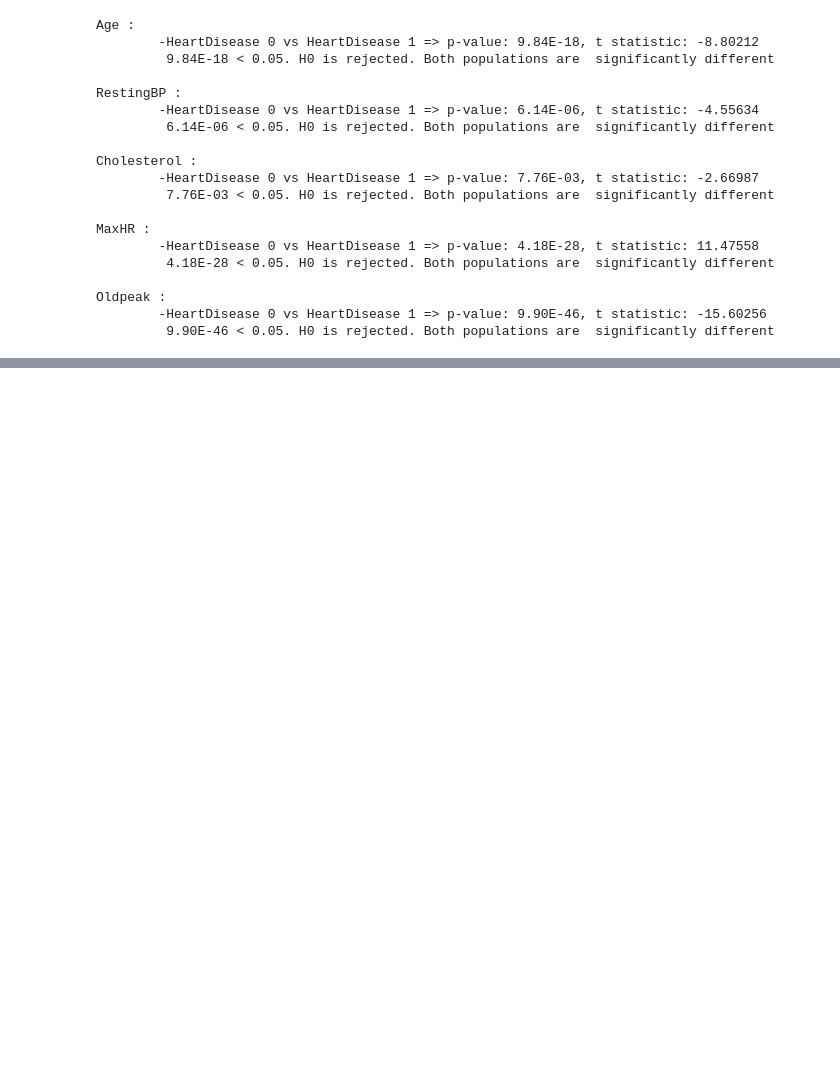
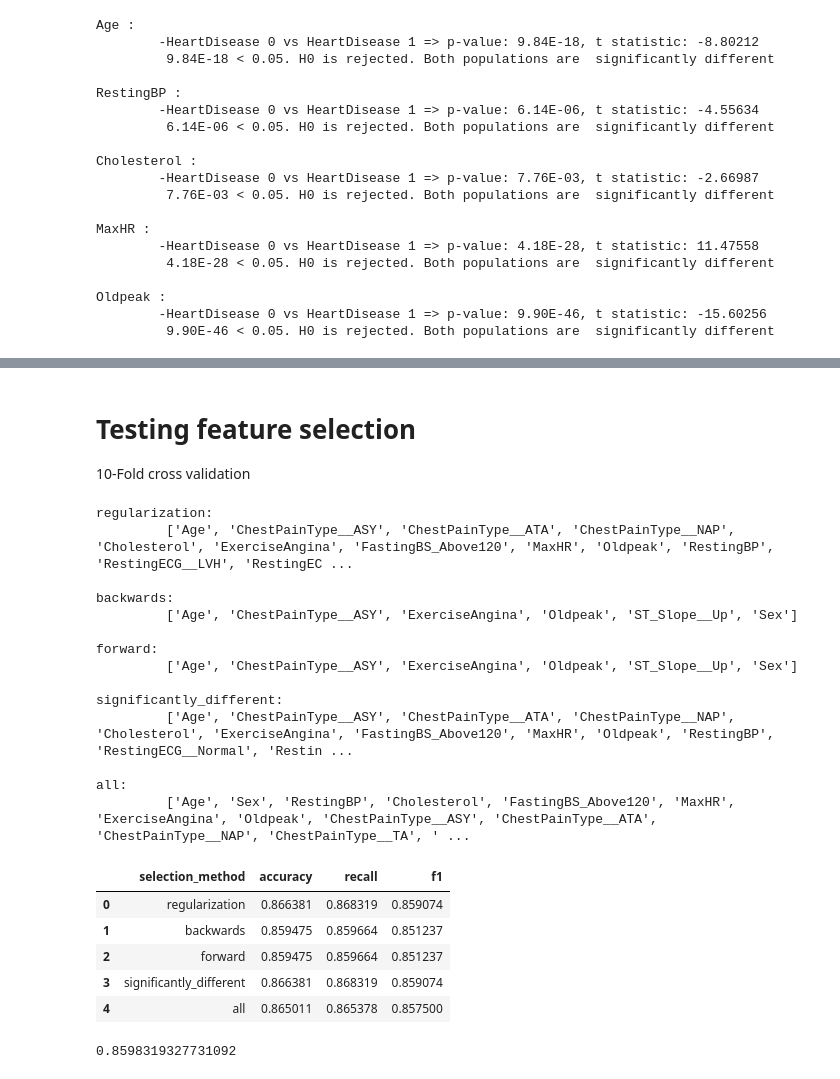
Before and after one commit to EmeryK-1/DataMadness, a Jupyter notebook: Analysis.ipynb, the cells around one changed output, grey strips where cells are left out. Drawn from its saved outputs; the diff is of its cells as text; code cells hidden in the pictures; blank space fills up the shorter version.

```diff
--- a/Analysis.ipynb
+++ b/Analysis.ipynb
@@ -472,0 +329,3 @@ Model strength testing: AUROC and Recall (because false negatives are more impor
+# %%
+significantly_different.sort()
+print(significantly_different)
@@ -472,0 +466,53 @@ Model strength testing: AUROC and Recall (because false negatives are more impor
+# %% [markdown]
+# Testing feature selection
+10-Fold cross validation
+# %%
+selected = dict()
+selected['regularization'] = regularization_features
+selected['backwards'] = backwards_features
+selected['forward'] = forward_features
+selected['significantly_different'] = significantly_different
+selected['all'] = prepared.drop(columns='HeartDisease').columns.tolist()
+results = []
+for method in selected:
+    to_use = selected[method]
+    print(method+':\n\t',to_use, end='\n\n')
+    X = prepared[to_use]
+    y = prepared['HeartDisease']
+    clf = LogisticRegression(random_state=0).fit(X, y)
+
+    accuracy = cross_val_score(clf, X, y, cv=10, scoring ='accuracy')
+    recall = cross_val_score(clf, X, y, cv=10, scoring ='recall')
+    f1 = cross_val_score(clf, X, y, cv=10, scoring ='f1')
+    results.append([method, accuracy.mean(), recall.mean(), f1.mean()])
+
+pd.DataFrame(results, columns=['selection_method', 'accuracy' ,'recall', 'f1'])
+# %% [output]
+regularization:
+         ['Age', 'ChestPainType__ASY', 'ChestPainType__ATA', 'ChestPainType__NAP', 'Cholesterol', 'ExerciseAngina', 'FastingBS_Above120', 'MaxHR', 'Oldpeak', 'RestingBP', 'RestingECG__LVH', 'RestingEC ...
+
+backwards:
+         ['Age', 'ChestPainType__ASY', 'ExerciseAngina', 'Oldpeak', 'ST_Slope__Up', 'Sex']
+
+forward:
+         ['Age', 'ChestPainType__ASY', 'ExerciseAngina', 'Oldpeak', 'ST_Slope__Up', 'Sex']
+
+significantly_different:
+         ['Age', 'ChestPainType__ASY', 'ChestPainType__ATA', 'ChestPainType__NAP', 'Cholesterol', 'ExerciseAngina', 'FastingBS_Above120', 'MaxHR', 'Oldpeak', 'RestingBP', 'RestingECG__Normal', 'Restin ...
+
+all:
+         ['Age', 'Sex', 'RestingBP', 'Cholesterol', 'FastingBS_Above120', 'MaxHR', 'ExerciseAngina', 'Oldpeak', 'ChestPainType__ASY', 'ChestPainType__ATA', 'ChestPainType__NAP', 'ChestPainType__TA', ' ...
+|  | selection_method | accuracy | recall | f1 |
+| 0 | regularization | 0.866381 | 0.868319 | 0.859074 |
+| 1 | backwards | 0.859475 | 0.859664 | 0.851237 |
+| 2 | forward | 0.859475 | 0.859664 | 0.851237 |
+| 3 | significantly_different | 0.866381 | 0.868319 | 0.859074 |
+| 4 | all | 0.865011 | 0.865378 | 0.857500 |
+# %%
+from xgboost import XGBClassifier
+
+from sklearn.model_selection import cross_val_score
+scores = cross_val_score(XGBClassifier(use_label_encoder =False, eval_metric='logloss'), prepared[selected['regularization']], prepared['HeartDisease'], scoring='recall', cv=10)
+scores.mean()
+# %% [output]
+0.8598319327731092
```
Also changed, not shown: parts of 29 cells of this notebook.
